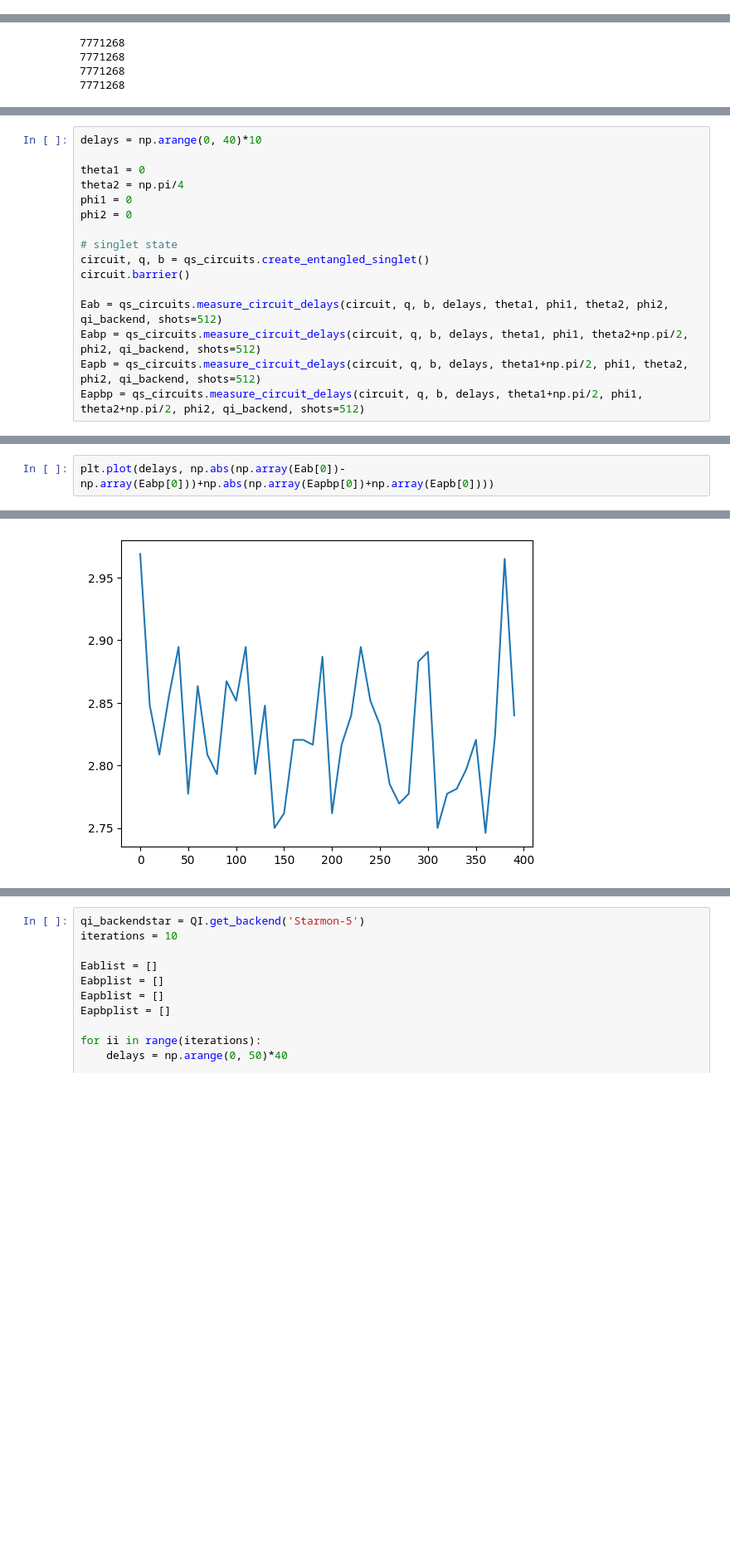
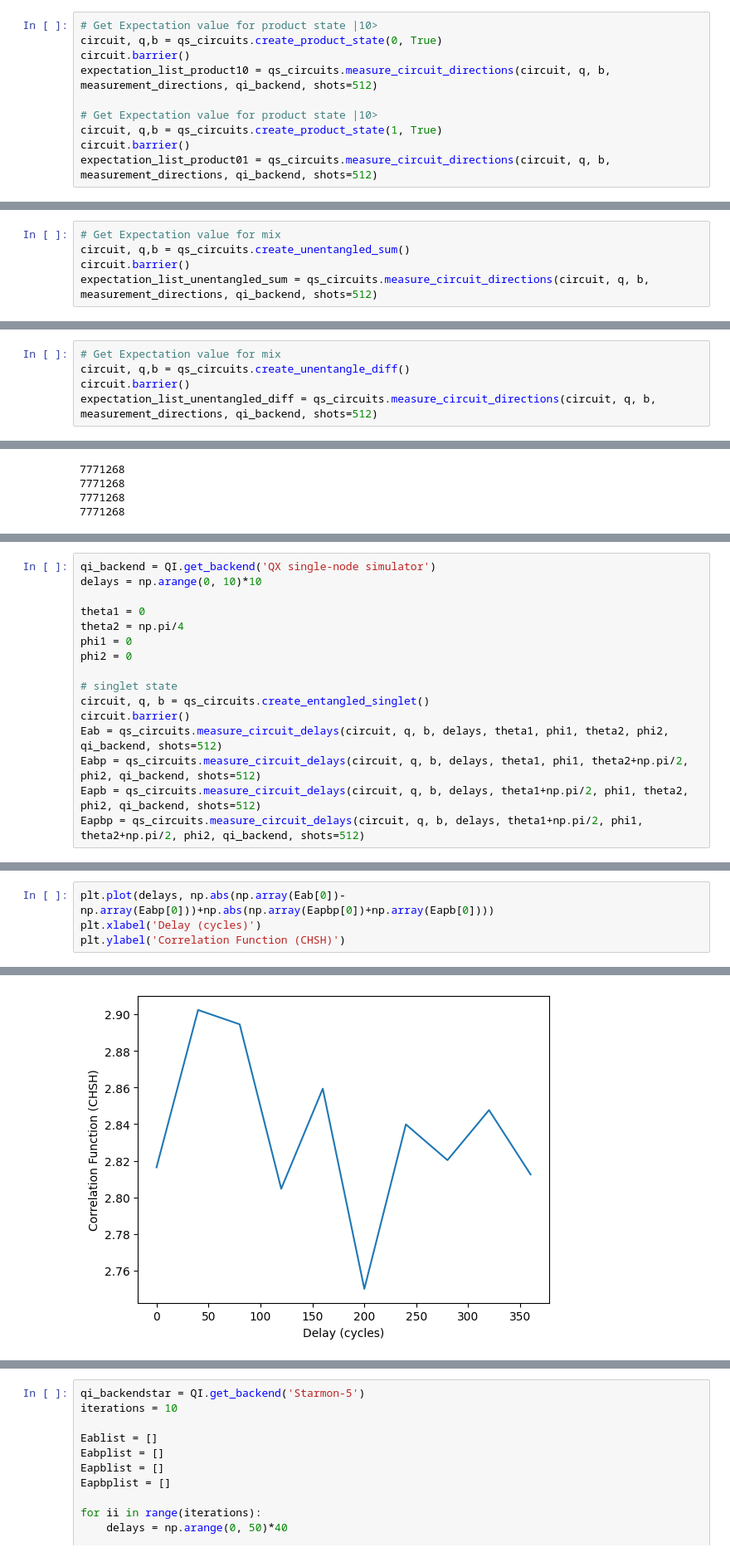
Before and after one commit to zds-dev/QuantumCoherentProject, a Jupyter notebook: notebooks/Initial tests.ipynb, the cells around one changed output, grey strips where cells are left out. Shown at 83% size. Cells and saved outputs as stored; diff of their text form; blank space fills up the shorter version.

```diff
--- a/notebooks/Initial tests.ipynb
+++ b/notebooks/Initial tests.ipynb
@@ -107,0 +43,10 @@ The backend for which the project was created is different from the backend type
+# %%
+# Get Expectation value for product state |10>
+circuit, q,b = qs_circuits.create_product_state(0, True)
+circuit.barrier()
+expectation_list_product10 = qs_circuits.measure_circuit_directions(circuit, q, b, measurement_directions, qi_backend, shots=512)
+
+# Get Expectation value for product state |10>
+circuit, q,b = qs_circuits.create_product_state(1, True)
+circuit.barrier()
+expectation_list_product01 = qs_circuits.measure_circuit_directions(circuit, q, b, measurement_directions, qi_backend, shots=512)
@@ -107,0 +71,5 @@ The backend for which the project was created is different from the backend type
+# %%
+# Get Expectation value for mix
+circuit, q,b = qs_circuits.create_unentangled_sum()
+circuit.barrier()
+expectation_list_unentangled_sum = qs_circuits.measure_circuit_directions(circuit, q, b, measurement_directions, qi_backend, shots=512)
@@ -107,0 +92,5 @@ The backend for which the project was created is different from the backend type
+# %%
+# Get Expectation value for mix
+circuit, q,b = qs_circuits.create_unentangle_diff()
+circuit.barrier()
+expectation_list_unentangled_diff = qs_circuits.measure_circuit_directions(circuit, q, b, measurement_directions, qi_backend, shots=512)
@@ -433,7 +536,8 @@ plt.ylabel('S?')
 Text(0, 0.5, 'S?')
 [figure]
 # %%
-delays = np.arange(0, 40)*10
+qi_backend = QI.get_backend('QX single-node simulator')
+delays = np.arange(0, 10)*10
 
 theta1 = 0
 theta2 = np.pi/4
@@ -443,7 +547,6 @@ phi2 = 0
 # singlet state
 circuit, q, b = qs_circuits.create_entangled_singlet()
 circuit.barrier()
-
 Eab = qs_circuits.measure_circuit_delays(circuit, q, b, delays, theta1, phi1, theta2, phi2, qi_backend, shots=512)
 Eabp = qs_circuits.measure_circuit_delays(circuit, q, b, delays, theta1, phi1, theta2+np.pi/2, phi2, qi_backend, shots=512)
 Eapb = qs_circuits.measure_circuit_delays(circuit, q, b, delays, theta1+np.pi/2, phi1, theta2, phi2, qi_backend, shots=512)
@@ -451,3 +572,5 @@ Eapbp = qs_circuits.measure_circuit_delays(circuit, q, b, delays, theta1+np.pi/2
 # %%
 plt.plot(delays, np.abs(np.array(Eab[0])-np.array(Eabp[0]))+np.abs(np.array(Eapbp[0])+np.array(Eapb[0])))
+plt.xlabel('Delay (cycles)')
+plt.ylabel('Correlation Function (CHSH)')
 # %% [output]
@@ -455,2 +578,2 @@ plt.plot(delays, np.abs(np.array(Eab[0])-np.array(Eabp[0]))+np.abs(np.array(Eapb
-[figure, old version]
+[figure, new version]
 # %%
```
Also changed, not shown: parts of 34 cells of this notebook, 1 other file.
